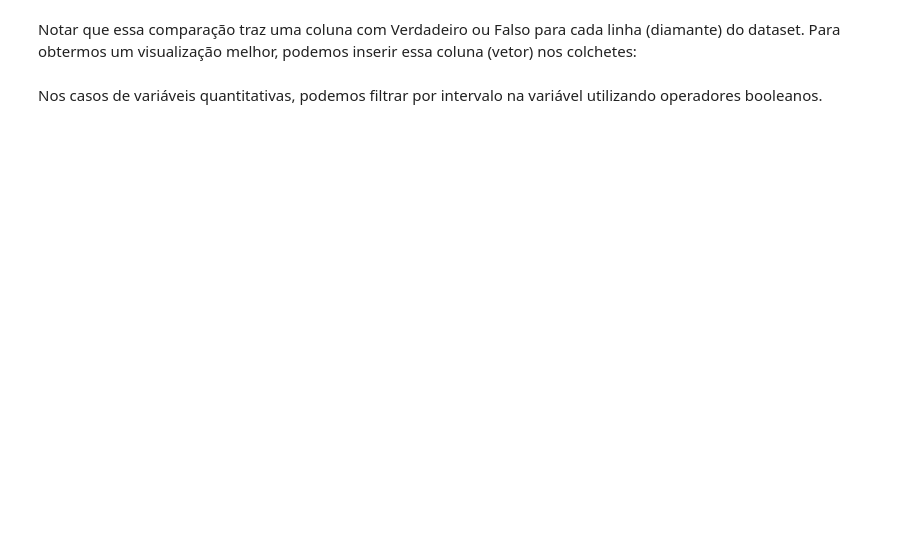
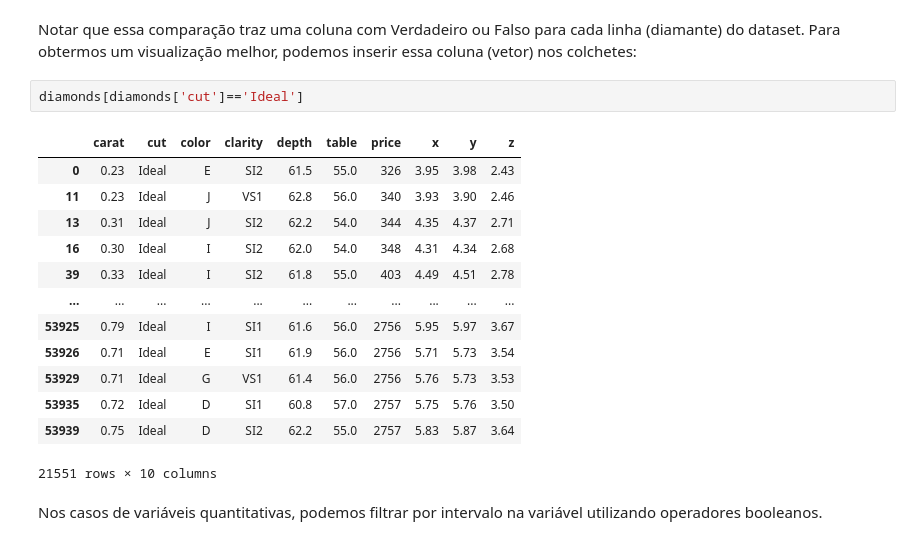
Before and after one commit to FilipeLima/Intro-Pandas, a Jupyter notebook: Workshop.ipynb, the cells around one changed output. Drawn from its saved outputs; the diff is of its cells as text; blank space fills up the shorter version.

```diff
--- a/Workshop.ipynb
+++ b/Workshop.ipynb
@@ -134,4 +244,20 @@ Por exemplo, diamantes que possuem o corte ideal? Podemos fazer uma comparação
 # %% [markdown]
 Notar que essa comparação traz uma coluna com Verdadeiro ou Falso para cada linha (diamante) do dataset. Para obtermos um visualização melhor, podemos inserir essa coluna (vetor) nos colchetes:
+# %%
+diamonds[diamonds['cut']=='Ideal']
+# %% [output]
+|  | carat | cut | color | clarity | depth | table | price | x | y | z |
+| 0 | 0.23 | Ideal | E | SI2 | 61.5 | 55.0 | 326 | 3.95 | 3.98 | 2.43 |
+| 11 | 0.23 | Ideal | J | VS1 | 62.8 | 56.0 | 340 | 3.93 | 3.90 | 2.46 |
+| 13 | 0.31 | Ideal | J | SI2 | 62.2 | 54.0 | 344 | 4.35 | 4.37 | 2.71 |
+| 16 | 0.30 | Ideal | I | SI2 | 62.0 | 54.0 | 348 | 4.31 | 4.34 | 2.68 |
+| 39 | 0.33 | Ideal | I | SI2 | 61.8 | 55.0 | 403 | 4.49 | 4.51 | 2.78 |
+| ... | ... | ... | ... | ... | ... | ... | ... | ... | ... | ... |
+| 53925 | 0.79 | Ideal | I | SI1 | 61.6 | 56.0 | 2756 | 5.95 | 5.97 | 3.67 |
+| 53926 | 0.71 | Ideal | E | SI1 | 61.9 | 56.0 | 2756 | 5.71 | 5.73 | 3.54 |
+| 53929 | 0.71 | Ideal | G | VS1 | 61.4 | 56.0 | 2756 | 5.76 | 5.73 | 3.53 |
+| 53935 | 0.72 | Ideal | D | SI1 | 60.8 | 57.0 | 2757 | 5.75 | 5.76 | 3.50 |
+| 53939 | 0.75 | Ideal | D | SI2 | 62.2 | 55.0 | 2757 | 5.83 | 5.87 | 3.64 |
+21551 rows × 10 columns
 # %% [markdown]
 Nos casos de variáveis quantitativas, podemos filtrar por intervalo na variável utilizando operadores booleanos.
```
Also changed, not shown: parts of 29 cells of this notebook.
